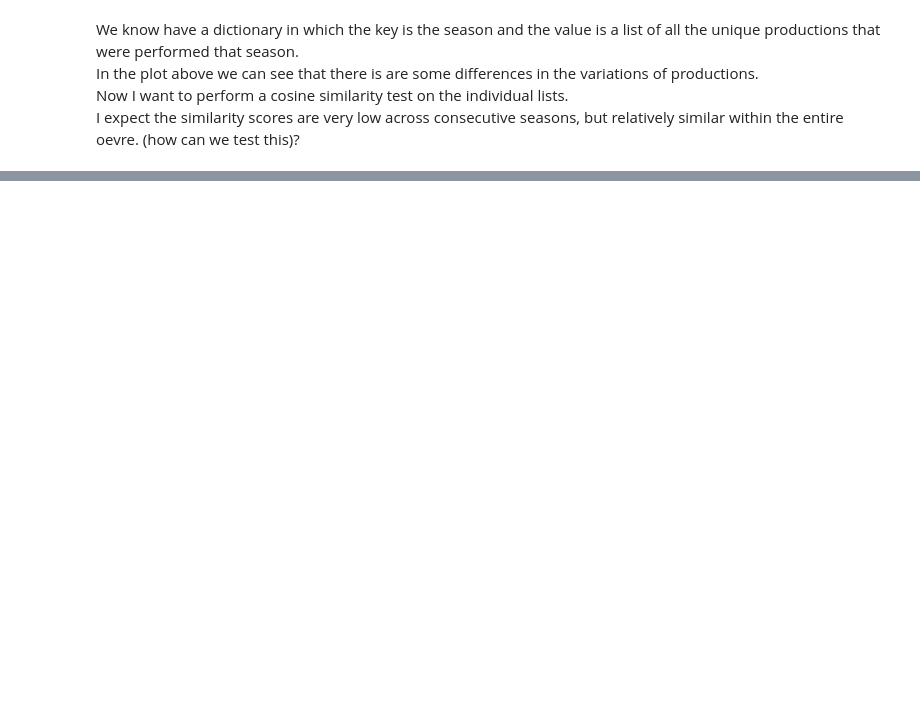
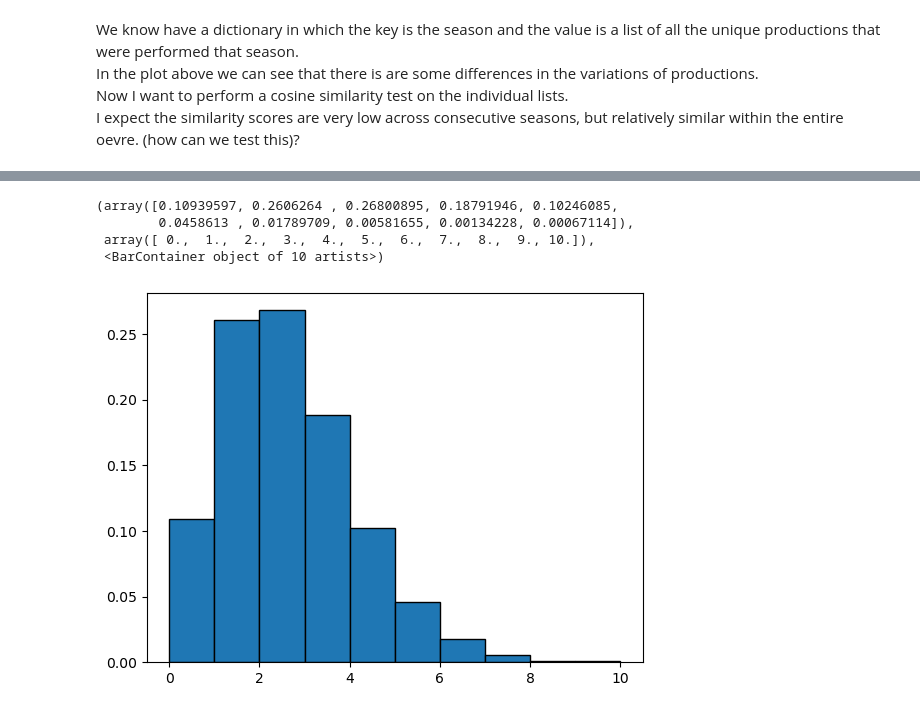
Before and after one commit to MonaDT/OPERA, a Jupyter notebook: notebooks/Similarity.ipynb, the cells around one changed output, grey strips where cells are left out. Saved outputs shown, nothing was run; the diff lists cells and outputs as text; code cells hidden in the pictures; blank space fills up the shorter version.

Commit message:
Poisson-test

```diff
--- a/notebooks/Similarity.ipynb
+++ b/notebooks/Similarity.ipynb
@@ -160,0 +126,31 @@ for col in table.columns
+# %%
+#we passen deze functie toe op alle kolommen (i.e. alle producties in de draaitabel)
+#we slaan dit op in een output dictionary waar de titel van de productie de key is een de waarden een tuple (eerste seizoen, tweede seizoen).
+output = {}
+for col in table.columns:
+    output[col] = first_second(col)
+
+#we maken dan een dictionary waar wel telkens het verschil nemen van de grootste getal van de twee seizoen  (in het geval van 1911-1912 zou dat 1912 zijn).
+#dit getal slagen we ook op met de productie titels als key en het verschil als value.
+
+verschil = {}
+
+for key, rang in output.items():
+    first = int(rang[0][5::])
+    second = int(rang[1][5::])
+    verschil[key] = second - first
+# %%
+df = df.drop(columns=['Column1', 'Performances_ID','Afbeelding', 'Productie', 'Gelegenheid', 'Multiple bill', 'Oorspronkelijke première', 'Oorspronkelijke titel', 'genre', 'Directie'])
+# %%
+def add_verschil (row):
+    for key, values in verschil.items():
+        if row == key:
+
+            return values
+    else:
+        return 'N/A'
+# %%
+#we voegen een kolom toe dat aangeeft hoe veel seizoenen later deze productie nog eens opgevoerd werd.
+#Als dit 0 is werd deze productie dus slechts binnen één seizoen opgevoerd.
+df['verschil'] = df['Genormaliseerde titel'].apply(add_verschil)
+df.head()
@@ -160,0 +167,10 @@ for col in table.columns
+# %%
+#?
+x = poisson.rvs(mu=df['verschil'].mean(), size=len(df))
+plt.hist(x, density=True, edgecolor='black')
+# %% [output]
+(array([0.10939597, 0.2606264 , 0.26800895, 0.18791946, 0.10246085,
+        0.0458613 , 0.01789709, 0.00581655, 0.00134228, 0.00067114]),
+ array([ 0.,  1.,  2.,  3.,  4.,  5.,  6.,  7.,  8.,  9., 10.]),
+ <BarContainer object of 10 artists>)
+[figure, added]
```
Also changed, not shown: parts of 16 cells of this notebook, 1 other file.
